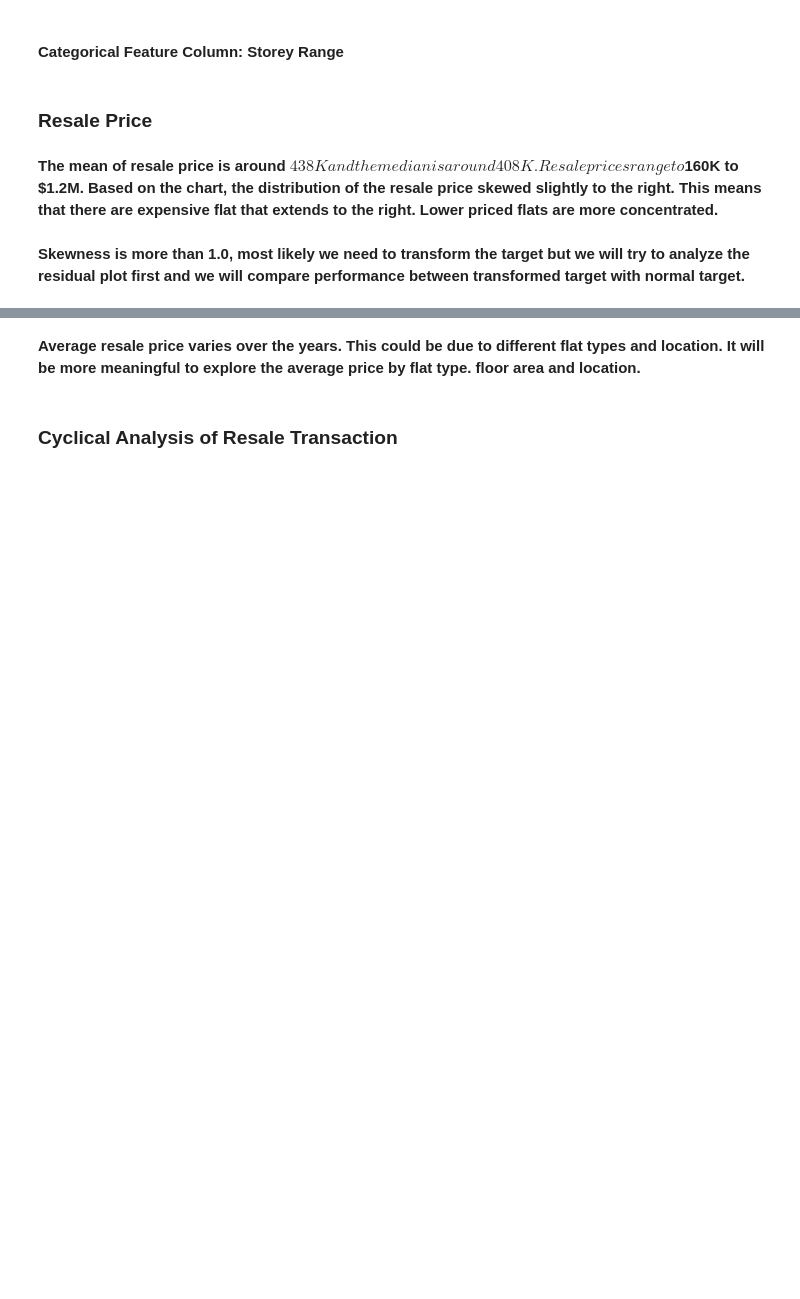
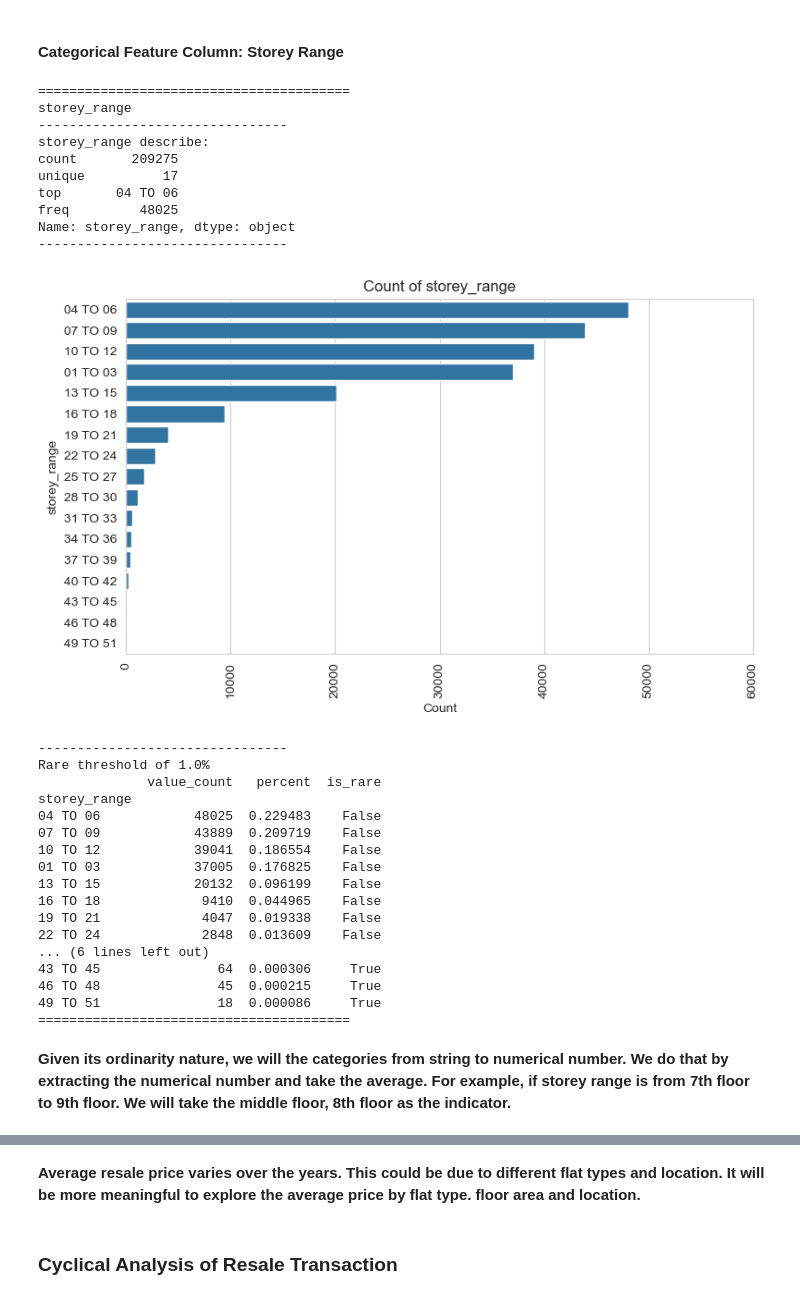
Before and after one commit to mlnotes2718/hdb-resale-price-e2e-ml, a Jupyter notebook: eda.ipynb, the cells around one changed output, grey strips where cells are left out. Saved outputs shown, nothing was run; the diff lists cells and outputs as text; code cells hidden in the pictures; blank space fills up the shorter version.

```diff
--- a/eda.ipynb
+++ b/eda.ipynb
@@ -1071,6 +1101,2 @@ MULTI-GENERATION           83  0.000397     True
 # %% [markdown]
 #### Categorical Feature Column: Storey Range
-# %% [markdown]
-### Resale Price
-# %% [markdown]
-**The mean of resale price is around $438K and the median is around 408K. Resale prices range to $160K to $1.2M. Based on the chart, the distribution of the resale price skewed slightly to the right. This means that there are expensive flat that extends to the right. Lower priced flats are more concentrated.**
@@ -1089,2 +1103,33 @@ else:
-# %% [markdown]
-**Skewness is more than 1.0, most likely we need to transform the target but we will try to analyze the residual plot first and we will compare performance between transformed target with normal target.**
+# %%
+plot_categorical_column(df, 'storey_range')
+# %% [output]
+========================================
+storey_range
+--------------------------------
+storey_range describe:
+count       209275
+unique          17
+top       04 TO 06
+freq         48025
+Name: storey_range, dtype: object
+--------------------------------
+[figure, added]
+--------------------------------
+Rare threshold of 1.0%
+              value_count   percent  is_rare
+storey_range
+04 TO 06            48025  0.229483    False
+07 TO 09            43889  0.209719    False
+10 TO 12            39041  0.186554    False
+01 TO 03            37005  0.176825    False
+13 TO 15            20132  0.096199    False
+16 TO 18             9410  0.044965    False
+19 TO 21             4047  0.019338    False
+22 TO 24             2848  0.013609    False
+... (6 lines left out)
+43 TO 45               64  0.000306     True
+46 TO 48               45  0.000215     True
+49 TO 51               18  0.000086     True
+========================================
+# %% [markdown]
+**Given its ordinarity nature, we will the categories from string to numerical number. We do that by extracting the numerical number and take the average. For example, if storey range is from 7th floor to 9th floor. We will take the middle floor, 8th floor as the indicator.**
```
Also changed, not shown: parts of 45 cells of this notebook.
